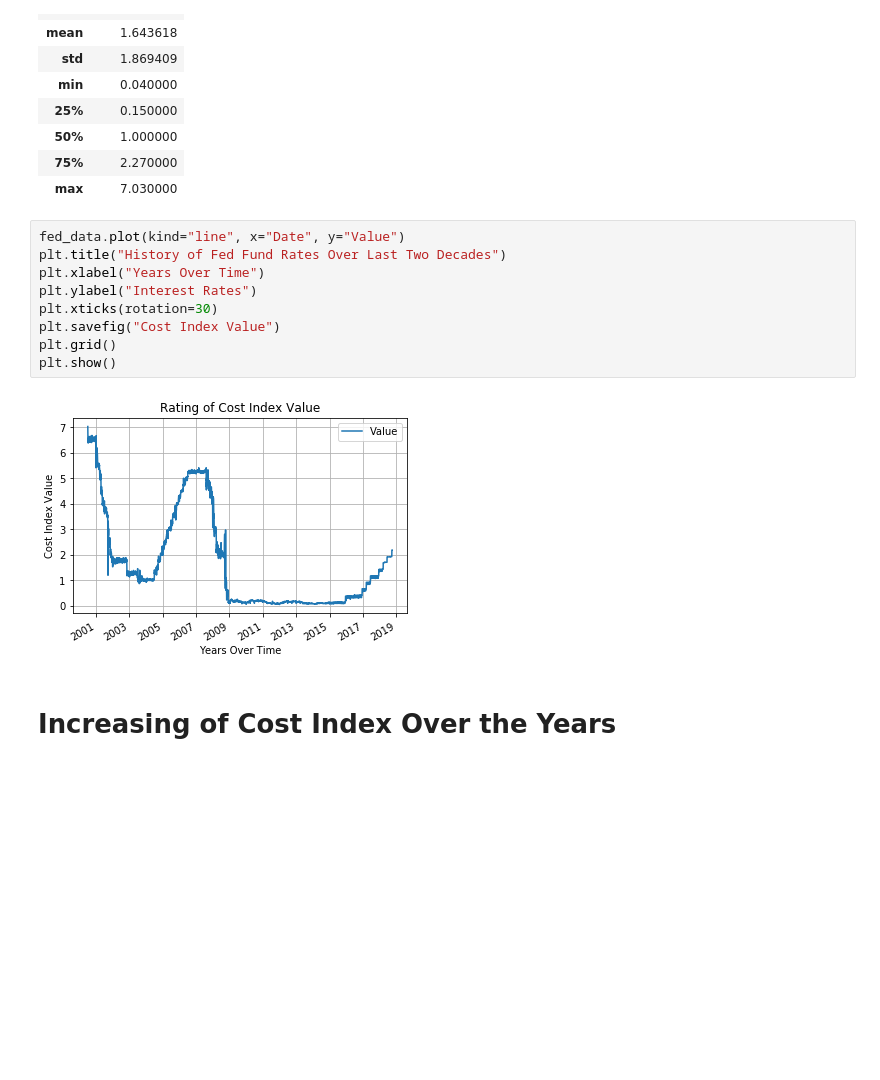
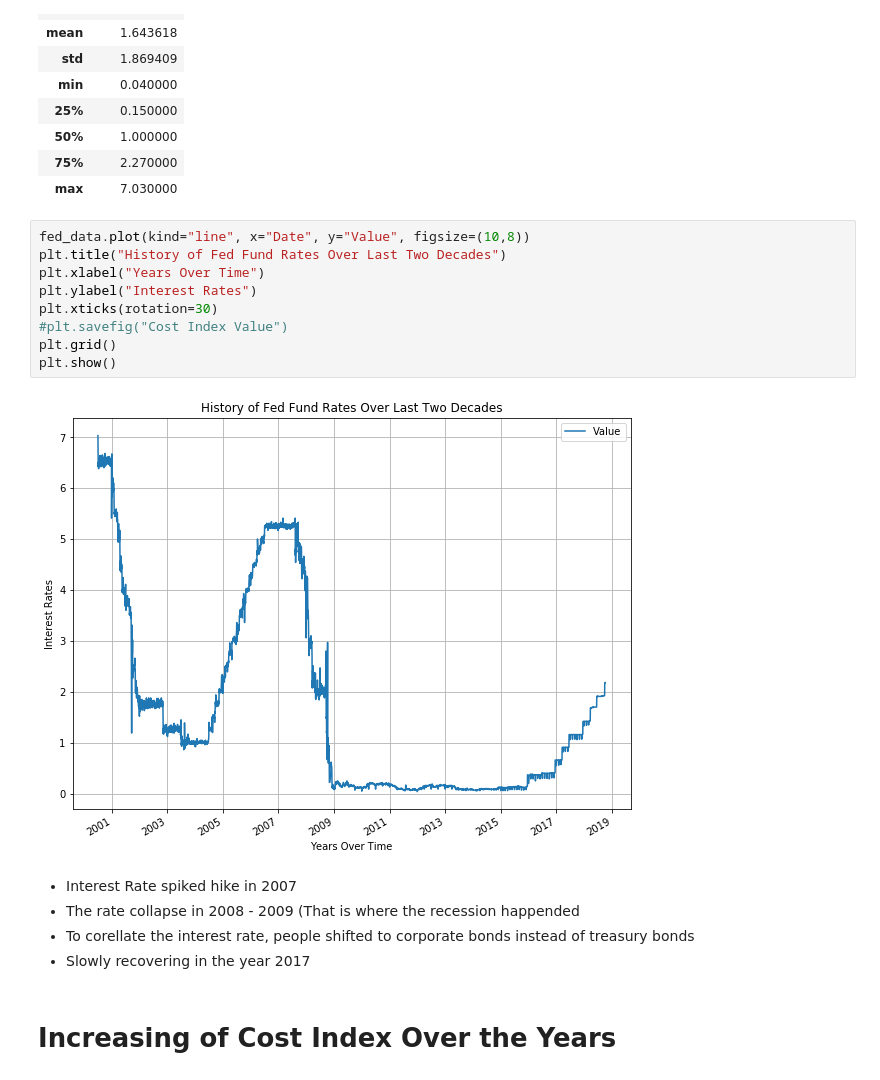
Before and after one commit to Kamran-Wali/Project_Antigravity2, a Jupyter notebook: Presentation.ipynb, the cells around one changed output. Drawn from its saved outputs; the diff is of its cells as text; blank space fills up the shorter version.

```diff
--- a/Presentation.ipynb
+++ b/Presentation.ipynb
@@ -74,16 +74,21 @@ fed_data.describe()
 | 75% | 2.270000 |
 | max | 7.030000 |
 # %%
-fed_data.plot(kind="line", x="Date", y="Value")
+fed_data.plot(kind="line", x="Date", y="Value", figsize=(10,8))
 plt.title("History of Fed Fund Rates Over Last Two Decades")
 plt.xlabel("Years Over Time")
 plt.ylabel("Interest Rates")
 plt.xticks(rotation=30)
-plt.savefig("Cost Index Value")
+#plt.savefig("Cost Index Value")
 plt.grid()
 plt.show()
 # %% [output]
-[figure, old version]
+[figure, new version]
+# %% [markdown]
++ Interest Rate spiked hike in 2007
++ The rate collapse in 2008 - 2009 (That is where the recession happended
++ To corellate the interest rate, people shifted to corporate bonds instead of treasury bonds
++ Slowly recovering in the year 2017
 # %% [markdown]
 # Increasing of Cost Index Over the Years
 # %%
```
Also changed, not shown: parts of 7 cells of this notebook, 1 other file.
